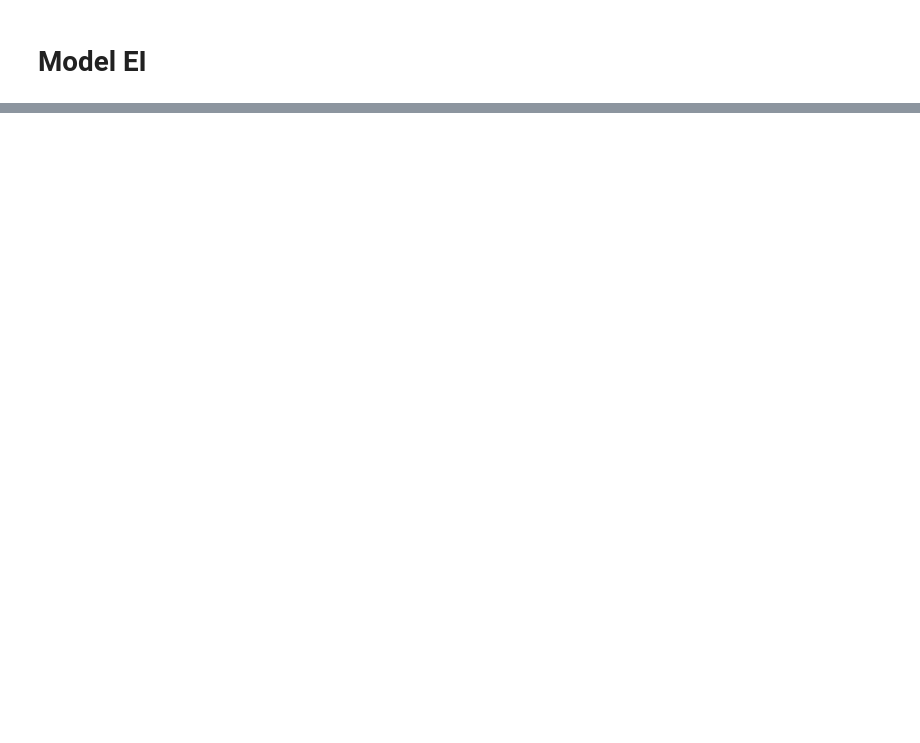
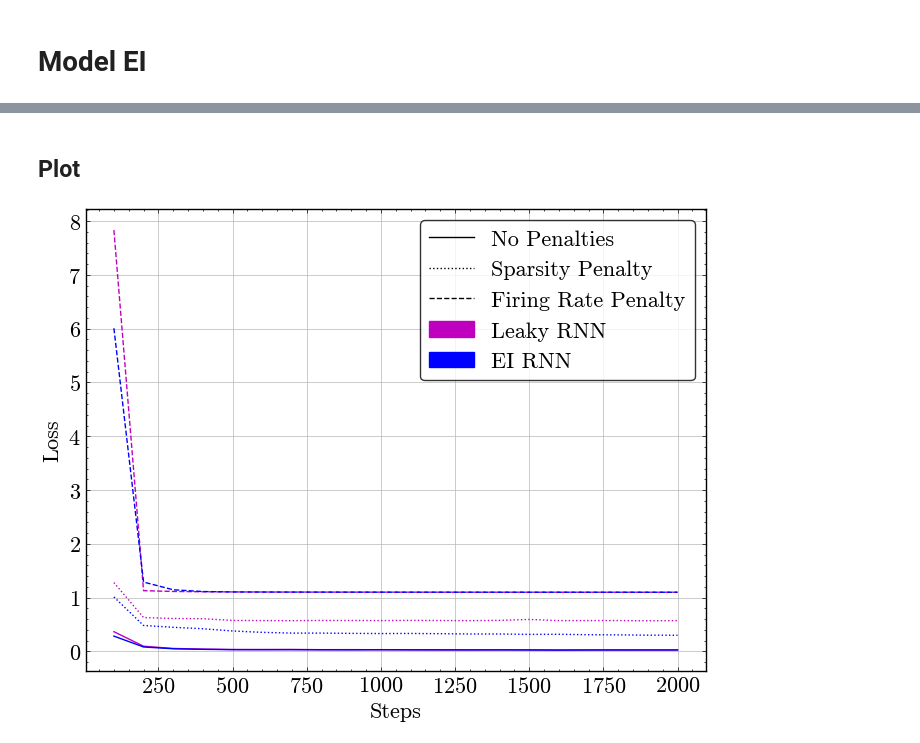
Before and after one commit to addaia/CognitiveAI, a Jupyter notebook: notebook.ipynb, the cells around one changed output, grey strips where cells are left out. Saved outputs shown, nothing was run; the diff lists cells and outputs as text; code cells hidden in the pictures; blank space fills up the shorter version.

Commit message:
plots, adjustments fun

```diff
--- a/notebook.ipynb
+++ b/notebook.ipynb
@@ -280,11 +328,12 @@ Step 2000, Loss 0.5659, Time 65.1s
 # Create an instance of the Class RNNNet
 net = RNNNet(input_size, hidden_size, output_size, dt=env.dt) # same as before
 
-net = train_model(
+net, m1_lfr_s, m1_lfr_l = train_model(
     net,
     dataset,
     lambda output, target, model: loss_brain_penalties(output, target, model, beta_sparsity=0, beta_firing_rate=0.5),
-    model=net  # pass for penalty calc
+    model=net,  # pass for penalty calc
+    return_train=True
 )
 # %% [output]
 Training network...
@@ -540,0 +602,14 @@ Step 2000, Loss 0.0262, Time 85.9s
+# %%
+# Instantiate the network
+hidden_size = 50
+net = Net(input_size=input_size, hidden_size=hidden_size,
+          output_size=output_size, dt=env.dt, sigma_rec=0.15)
+print(net)
+
+criterion = nn.CrossEntropyLoss()
+net, m2_lfr_s, m2_lfr_l = train_model(net,
+    dataset,
+    lambda output, target, model: loss_brain_penalties(output, target, model, beta_sparsity=0, beta_firing_rate=0.5),
+    model=net,  # pass for penalty calc
+    return_train=True
+)
@@ -540,0 +645,47 @@ Step 2000, Loss 0.0262, Time 85.9s
+# %% [markdown]
+## Plot
+# %%
+# create fig
+plt.figure(figsize=(8, 6))
+
+# define colours
+leaky_rnn_color = 'm'
+ei_rnn_color = 'b'
+
+# define lines
+line_styles = {
+    'No Penalties': '-',
+    'Sparsity Penalty': ':',
+    'Firing Rate Penalty': '--',
+}
+
+
+# leaky RNN (m1)
+plt.plot(m1_np_s, m1_np_l, color=leaky_rnn_color, linestyle=line_styles['No Penalties'])
+plt.plot(m1_sp_s, m1_sp_l, color=leaky_rnn_color, linestyle=line_styles['Sparsity Penalty'])
+plt.plot(m1_lfr_s, m1_lfr_l, color=leaky_rnn_color, linestyle=line_styles['Firing Rate Penalty'])
+
+# EI RNN (m2)
+plt.plot(m2_np_s, m2_np_l, color=ei_rnn_color, linestyle=line_styles['No Penalties'])
+plt.plot(m2_sp_s, m2_sp_l, color=ei_rnn_color, linestyle=line_styles['Sparsity Penalty'])
+plt.plot(m2_lfr_s, m2_lfr_l, color=ei_rnn_color, linestyle=line_styles['Firing Rate Penalty'])
+
+# custom legend
+legend_elements = [
+    mlines.Line2D([], [], color='k', linestyle=line_styles['No Penalties'], label='No Penalties'),
+    mlines.Line2D([], [], color='k', linestyle=line_styles['Sparsity Penalty'], label='Sparsity Penalty'),
+    mlines.Line2D([], [], color='k', linestyle=line_styles['Firing Rate Penalty'], label='Firing Rate Penalty'),
+    mpatches.Patch(color=leaky_rnn_color, label='Leaky RNN'),
+    mpatches.Patch(color=ei_rnn_color, label='EI RNN')
+]
+
+plt.xlabel('Steps')
+plt.ylabel('Loss')
+
+# add legend
+plt.legend(handles=legend_elements)
+
+# Show plot
+plt.show()
+# %% [output]
+[figure, added]
```
Also changed, not shown: parts of 19 cells of this notebook.
